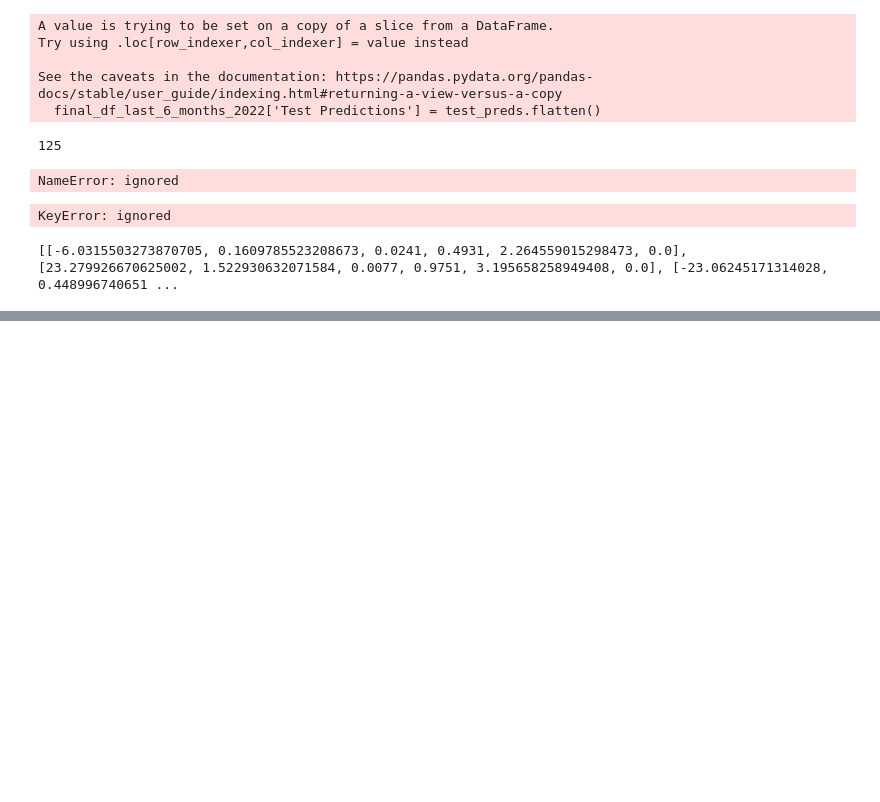
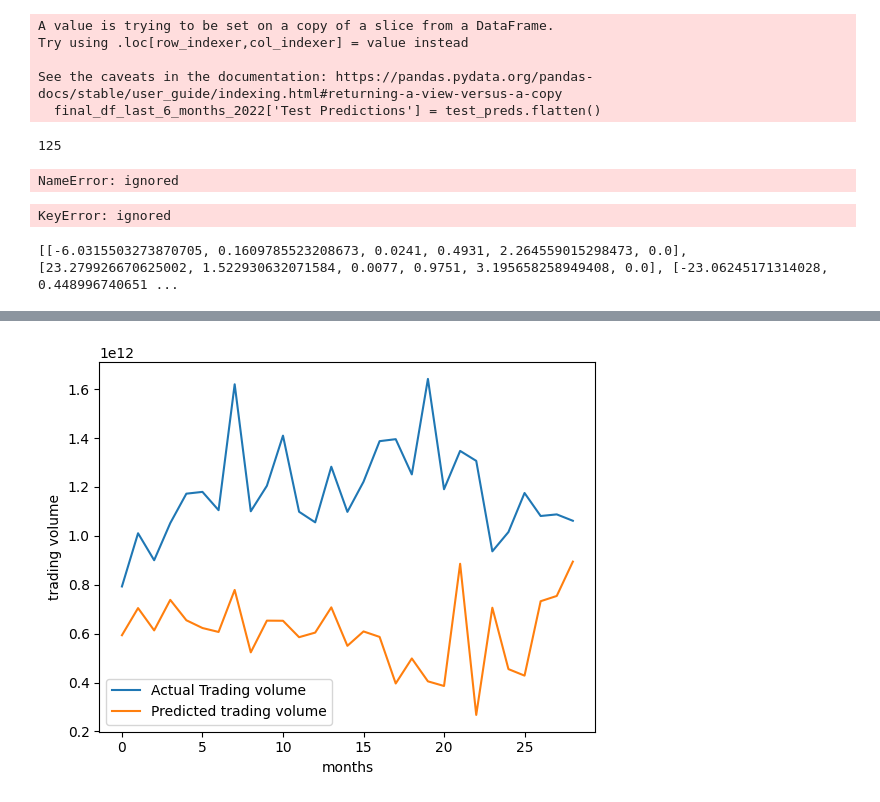
Before and after one commit to glomanu/TMDLGroupProject, a Jupyter notebook: Project.ipynb, the cells around one changed output, grey strips where cells are left out. Saved outputs shown, nothing was run; the diff lists cells and outputs as text; code cells hidden in the pictures; blank space fills up the shorter version.

```diff
--- a/Project.ipynb
+++ b/Project.ipynb
@@ -1701,0 +1713,10 @@ Testing score:  -9.916913607122606
+# %%
+plt.plot(Y_test, label='Actual Trading volume')
+plt.plot(pred_y_test, label='Predicted trading volume')
+
+plt.xlabel('months')
+plt.ylabel('trading volume')
+plt.legend()
+plt.show()
+# %% [output]
+[figure, added]
```
Also changed, not shown: parts of 5 cells of this notebook.
